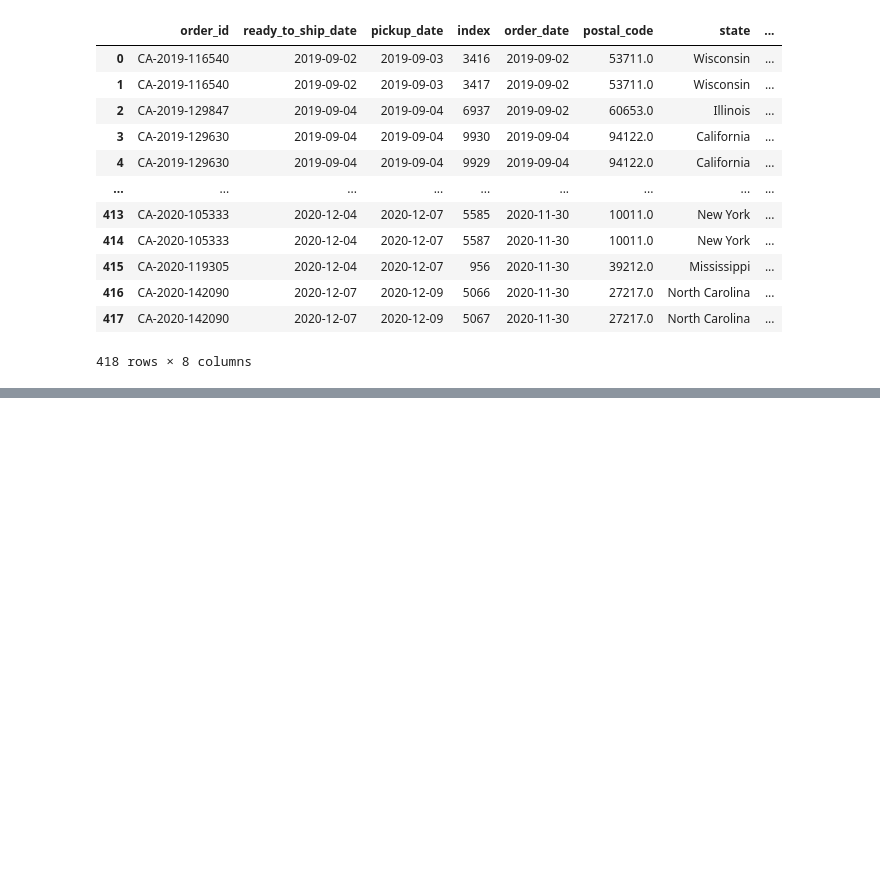
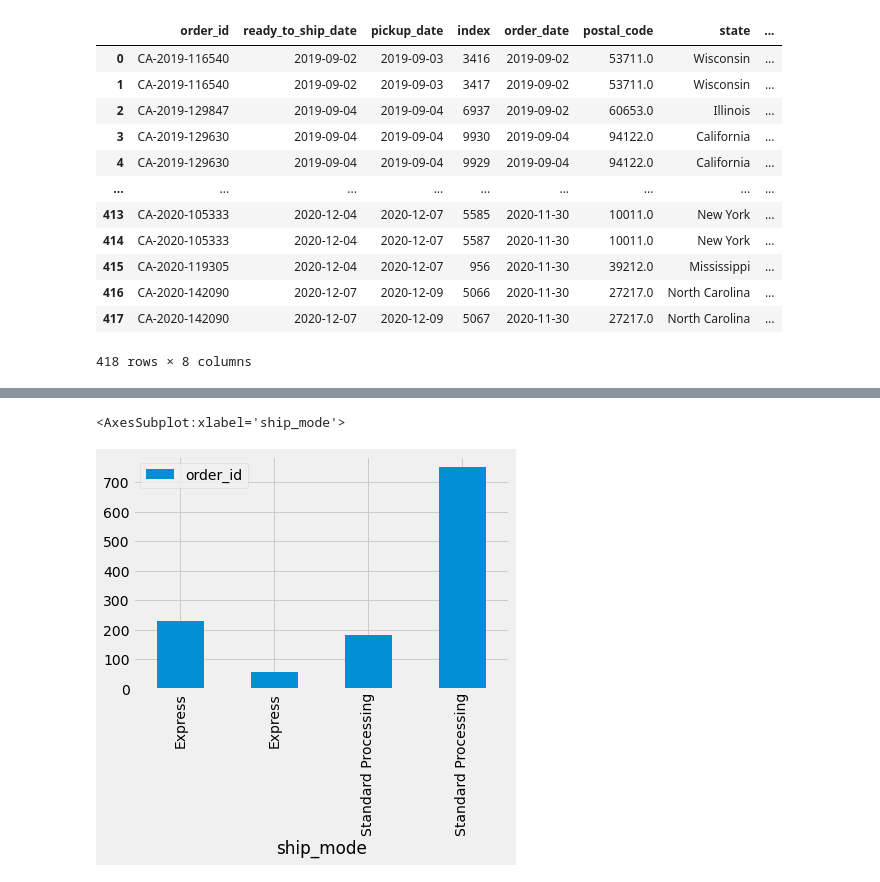
Before and after one commit to farnaz-irani/muesli-delivery-performance, a Jupyter notebook: Farnaz.ipynb, the cells around one changed output, grey strips where cells are left out. Saved outputs shown, nothing was run; the diff lists cells and outputs as text; code cells hidden in the pictures; blank space fills up the shorter version.

```diff
--- a/Farnaz.ipynb
+++ b/Farnaz.ipynb
@@ -177,0 +221,6 @@ plt.pie(order_intern['is_delayed'].value_counts(), labels=['delayed', 'on-time']
+# %%
+order_intern_process = pd.merge(order_intern, process)
+order_intern_process
+# order_intern_process.drop(columns='postal_code', 'state', inplace=True)
+order_intern_process.groupby(['ship_mode', 'is_delayed']).count().reset_index()
+# order_intern_process
@@ -177,0 +233,6 @@ plt.pie(order_intern['is_delayed'].value_counts(), labels=['delayed', 'on-time']
+# %%
+order_intern_process.groupby(['ship_mode', 'is_delayed']).count().reset_index().plot(kind= 'bar', x= 'ship_mode', y='order_id')
+# sns.barplot(date=order_intern_process.groupby(['ship_mode', 'is_delayed']).count().reset_index(), x=['ship_mode', 'is_delayed'], y= 'order_id')
+# %% [output]
+<AxesSubplot:xlabel='ship_mode'>
+[figure, added]
```
Also changed, not shown: parts of 21 cells of this notebook.
